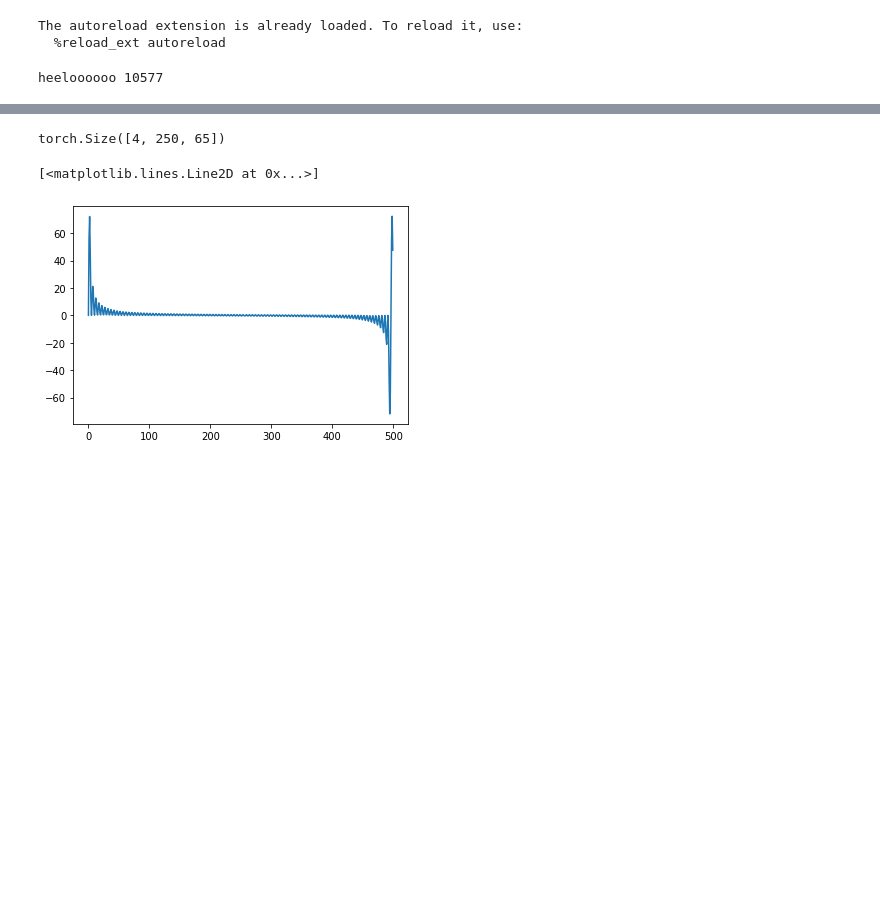
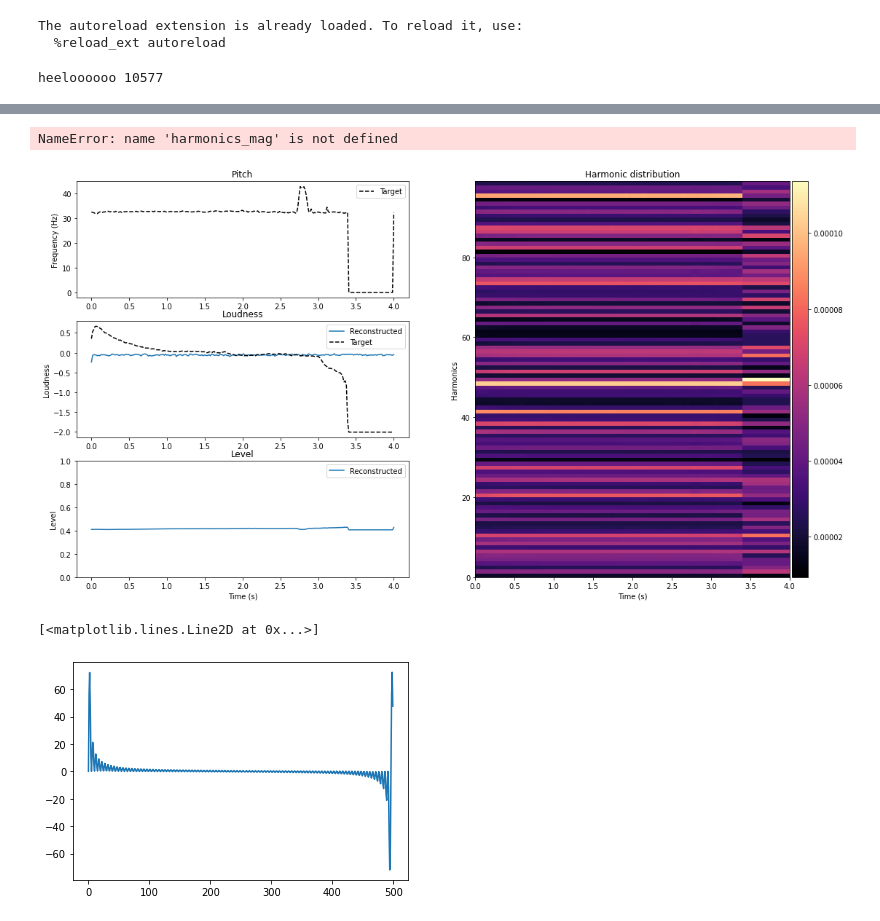
Before and after one commit to nabsara/deep-eurorack-control, a Jupyter notebook: notebooks/Untitled.ipynb, the cells around one changed output, grey strips where cells are left out. Cells and saved outputs as stored; diff of their text form; code cells hidden in the pictures; blank space fills up the shorter version.

Commit message:
added visual helpers ddsp

```diff
--- a/notebooks/Untitled.ipynb
+++ b/notebooks/Untitled.ipynb
@@ -50,5 +50,55 @@ plot_harmonics(harmonics.detach()[0])
+# %%
+harmonics_mag
+# %% [output]
+NameError: name 'harmonics_mag' is not defined
 # %%
-filters.shape
+pitchp = pitch[0]
+loudp = loud[0]
+signalp = signal_out[0].detach().numpy()
+loud_out = get_loudness(signalp,sr,frame_size,n_fft=1024)
+harmonicsp = harmonics[0].detach().numpy()
+
+def plot_metrics(pitch,loud,signal,loud_out,harmonics):
+
+    level = harmonics[:,0]
+    harmonics_mag = harmonics[:,1:]/np.sum(harmonics[:,1:])
+
+    fig = plt.figure(figsize=(18,10))
+    spec = fig.add_gridspec(3,2)
+    ax_pitch = fig.add_subplot(spec[0, 0])
+    ax_loud = fig.add_subplot(spec[1, 0])
+    ax_level = fig.add_subplot(spec[2, 0])
+    ax_harm = fig.add_subplot(spec[:, 1])
+
+
+    times = np.linspace(0,pitch.shape[0]*frame_size/sr,pitch.shape[0])
+    ax_pitch.plot(times,pitch,color='k',linestyle='--',label='Target')
+
+    ax_loud.plot(times,loud_out,label='Reconstructed')
+    ax_loud.plot(times,loud,color='k',linestyle='--',label='Target')
+
+    ax_level.plot(times,level,label='Reconstructed')
+
+    ax_loud.set_title('Loudness')
+    ax_loud.set_ylabel('Loudness')
+    ax_loud.legend()
+
+
+    ax_pitch.set_title('Pitch')
+    ax_pitch.set_ylabel('Frequency (Hz)')
+    ax_pitch.legend()
+
+    ax_level.set_title('Level')
+    ax_level.set_ylabel('Level')
+    ax_level.set_xlabel('Time (s)')
+    ax_level.set_ylim(0,1)
+    ax_level.legend()
+
+
+    plot_harmonics(harmonics_mag,ax_harm,fig,times)
+
+
+plot_metrics(pitchp,loudp,signalp,loud_out,harmonicsp)
 # %% [output]
-torch.Size([4, 250, 65])
+[figure, added]
 # %%
```
Also changed, not shown: parts of 2 cells of this notebook, 2 other files.
